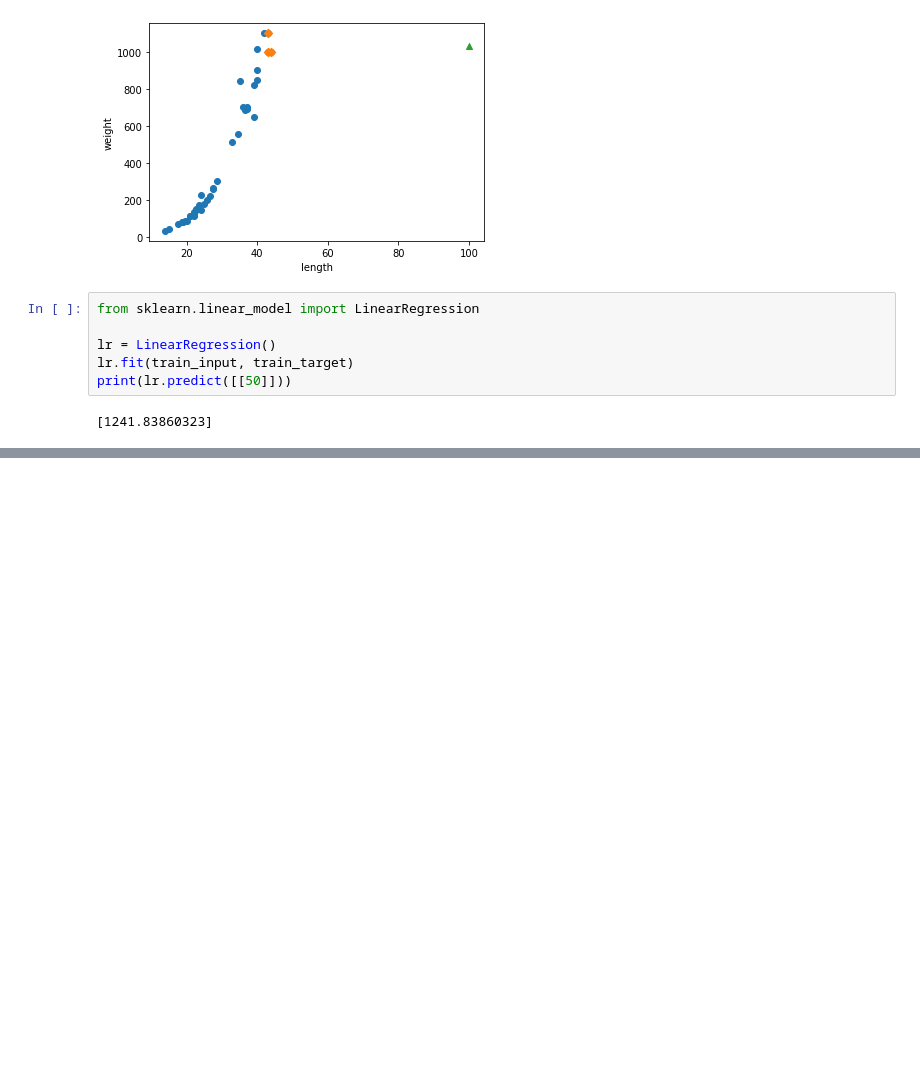
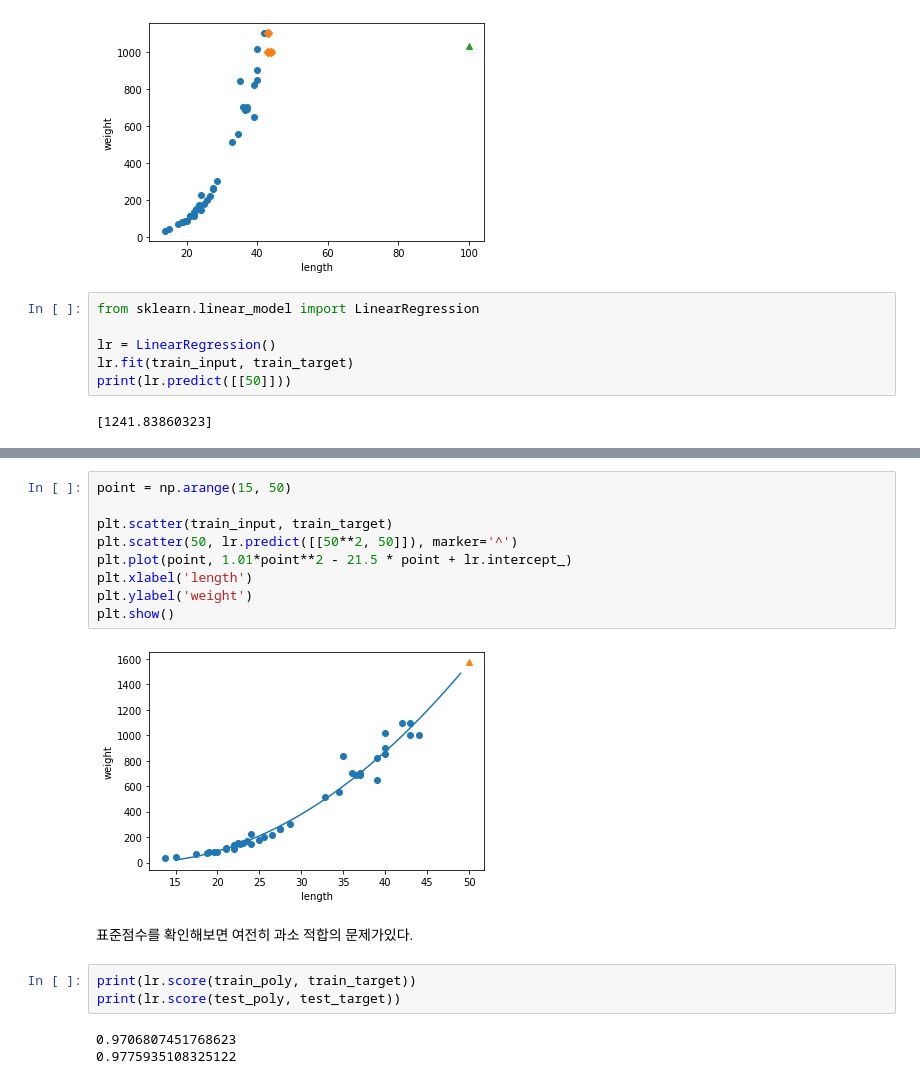
Before and after one commit to Frankensosege/MachineLearning, a Jupyter notebook: 03_2_Linear_regression.ipynb, the cells around one changed output, grey strips where cells are left out. Drawn from its saved outputs; the diff is of its cells as text; blank space fills up the shorter version.

```diff
--- a/03_2_Linear_regression.ipynb
+++ b/03_2_Linear_regression.ipynb
@@ -63,0 +98,19 @@ print(lr.predict([[50]]))
+# %%
+point = np.arange(15, 50)
+
+plt.scatter(train_input, train_target)
+plt.scatter(50, lr.predict([[50**2, 50]]), marker='^')
+plt.plot(point, 1.01*point**2 - 21.5 * point + lr.intercept_)
+plt.xlabel('length')
+plt.ylabel('weight')
+plt.show()
+# %% [output]
+[figure, added]
+# %% [markdown]
+표준점수를 확인해보면 여전히 과소 적합의 문제가있다.
+# %%
+print(lr.score(train_poly, train_target))
+print(lr.score(test_poly, test_target))
+# %% [output]
+0.9706807451768623
+0.9775935108325122
```
Also changed, not shown: parts of 6 cells of this notebook.
